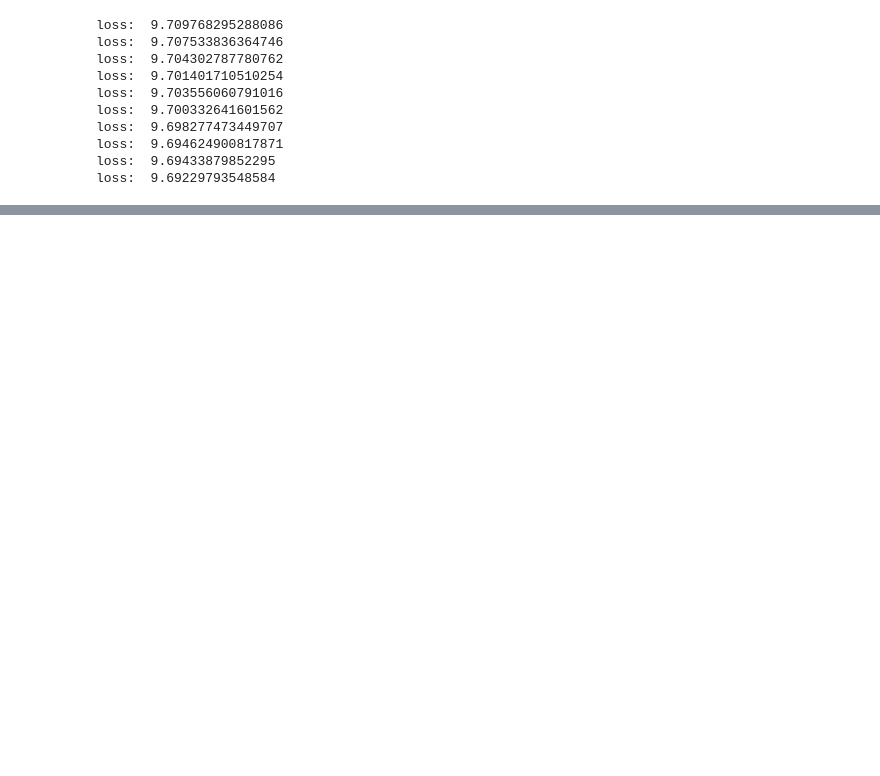
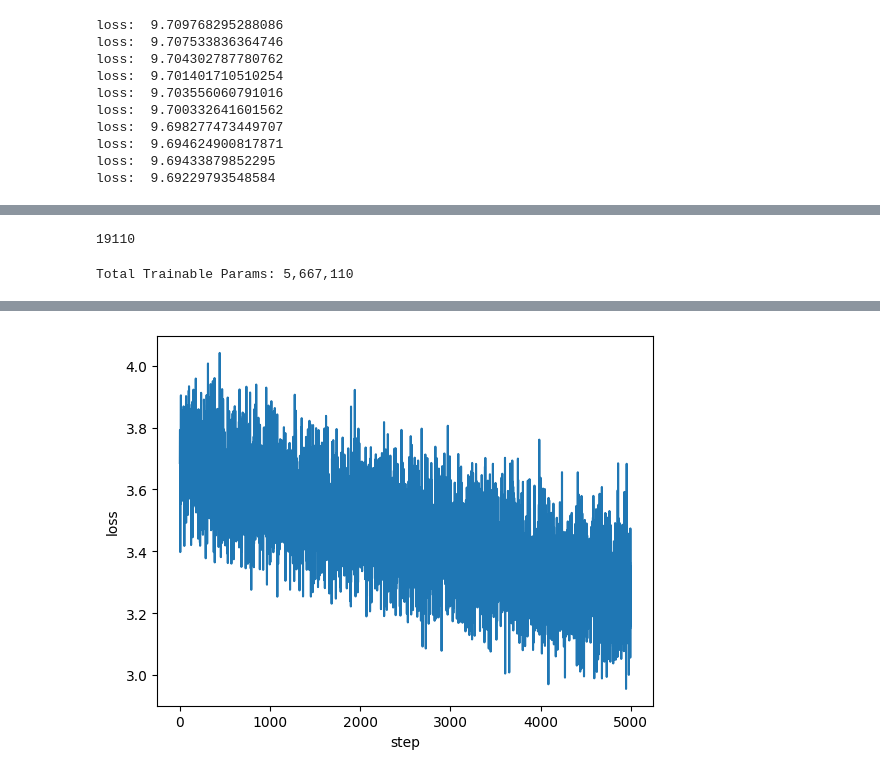
Before and after one commit to rahul266/attention-experiment, a Jupyter notebook: attention-experiment.ipynb, the cells around one changed output, grey strips where cells are left out. Saved outputs shown, nothing was run; the diff lists cells and outputs as text; code cells hidden in the pictures; blank space fills up the shorter version.

```diff
--- a/attention-experiment.ipynb
+++ b/attention-experiment.ipynb
@@ -97,6 +100,7 @@ Xtr.shape,Ytr.shape, Xdev.shape,Ydev.shape, Xte.shape,Yte.shape
 n_embed = 32
 n_hidd = 256
 batch_size = 32
+context_len = 256
 # %%
 g = torch.Generator().manual_seed(2147483647)
 #embedding
@@ -171,10 +175,14 @@ class AttentionModel(nn.Module):
         self.position = nn.Embedding(context_len, n_embed)
         self.Wa = nn.Parameter(torch.randn((n_embed,context_len)) * 0.01)
         self.Wb = nn.Parameter(torch.randn((n_embed,context_len)) * 0.01)
-        self.first_linear = nn.Linear(n_embed,n_hidd)
+        self.Wc = nn.Parameter(torch.randn((n_embed,context_len)) * 0.01)
+        self.layer_norm = nn.LayerNorm(context_len)
+        self.first_linear = nn.Linear(context_len,n_hidd)
         self.le_relu1 = nn.LeakyReLU(0.01)
         self.second_linear = nn.Linear(n_hidd,n_hidd)
         self.le_relu2 = nn.LeakyReLU(0.01)
+        self.third_linear = nn.Linear(n_hidd,n_hidd)
+        self.le_relu3 = nn.LeakyReLU(0.01)
         self.logits_linear = nn.Linear(n_hidd,vocab_size)
 
     def forward(self, x):
@@ -199,12 +207,14 @@ class AttentionModel(nn.Module):
         attn = attn.masked_fill(pad_mask, float('-inf'))
 
         attn = F.softmax(attn, dim=-1)
-        x = attn @ x
-
+        x = attn @ (x @ self.Wc)
+        x = self.layer_norm(x)
         x = self.first_linear(x)
         x = self.le_relu1(x)
         x = self.second_linear(x)
         x = self.le_relu2(x)
+        x = self.t_linear(x)
+        x = self.le_relu2(x)
         x = self.logits_linear(x)
         return x
 # %%
@@ -377,0 +414,10 @@ torch.save(model.state_dict(), 'model_weights_with_position.pth')
+# %%
+vocab_size = meta["vocab_size"]
+n_embed = 128
+n_hidd = 512
+batch_size = 12
+context_len = 256
+n_heads = 4
+vocab_size
+# %% [output]
+19110
@@ -377,0 +503,30 @@ torch.save(model.state_dict(), 'model_weights_with_position.pth')
+# %%
+model = AttentionModel(n_embed,n_hidd,context_len,vocab_size, n_heads, meta["pad_idx"]).to(device)
+optimizer = torch.optim.AdamW(model.parameters(), lr=3e-4, weight_decay=0.01)
+criterion = nn.CrossEntropyLoss(ignore_index=meta["pad_idx"],reduction='mean')
+# %%
+total_params = sum(p.numel() for p in model.parameters() if p.requires_grad)
+print(f"Total Trainable Params: {total_params:,}")
+# %% [output]
+Total Trainable Params: 5,667,110
+# %%
+# learning about correct learning rate
+losses = []
+for i in range(5000):
+    xi, yi = get_batch(batch_size)
+    logits = model(xi)
+    optimizer.zero_grad()
+    loss = criterion(logits.view(-1, vocab_size), yi.view(-1))
+    loss.backward()
+    optimizer.step()
+    losses.append(loss.item())
+    if i % 100 == 0:
+        torch.mps.empty_cache()
+    if i % 200 == 0:
+        print(f"step {i} loss: {loss.item():.4f}")
+
+plt.plot(losses)
+plt.xlabel('step')
+plt.ylabel('loss')
+plt.show()
+# %% [output]
@@ -377,0 +550 @@ torch.save(model.state_dict(), 'model_weights_with_position.pth')
+[figure, added]
```
Also changed, not shown: parts of 30 cells of this notebook.
